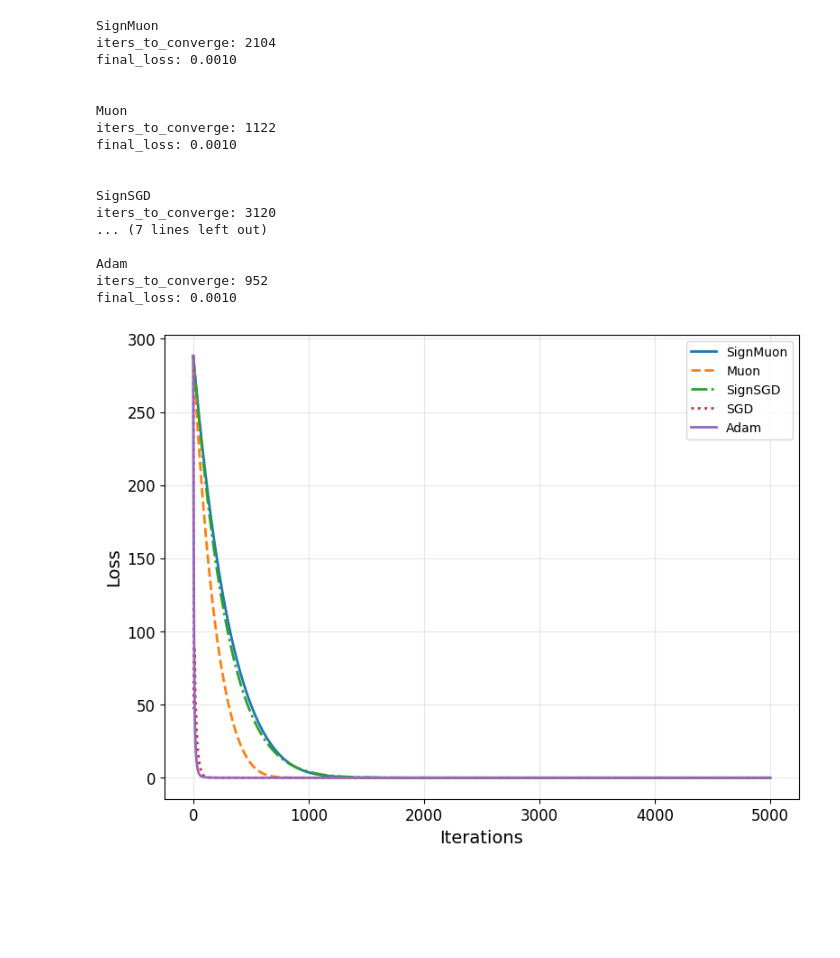
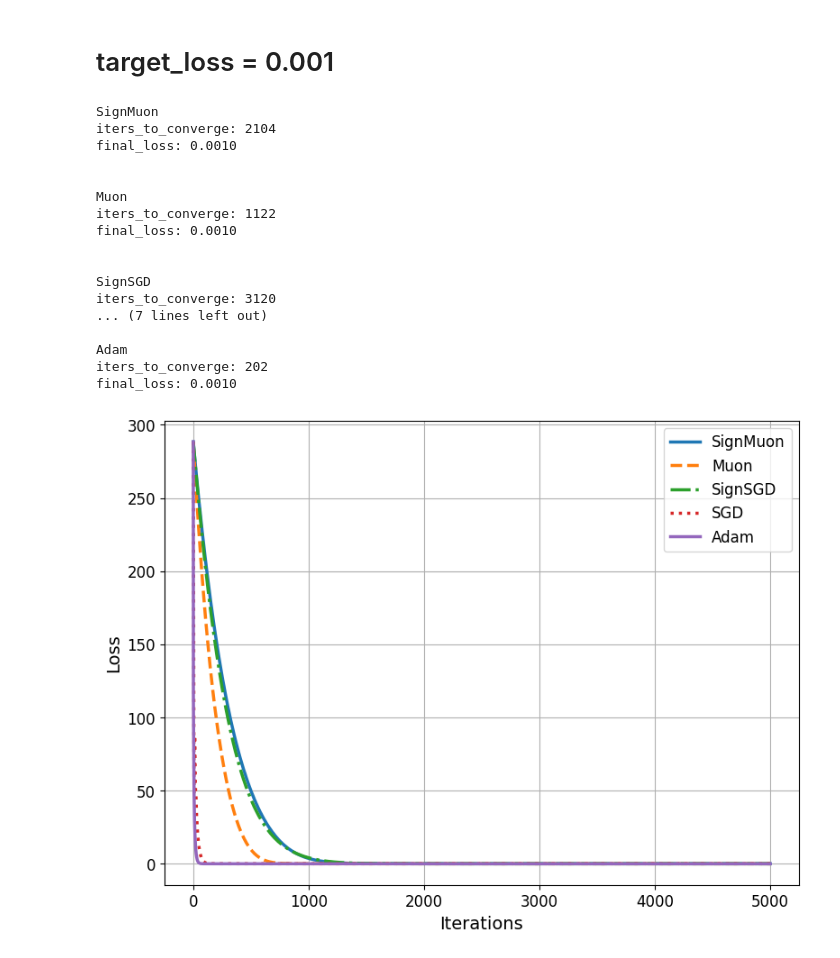
Before and after one commit to intsystems/2026-Project-203, a Jupyter notebook: code/plot_synt.ipynb, the cells around one changed output. Saved outputs shown, nothing was run; the diff lists cells and outputs as text; code cells hidden in the pictures; blank space fills up the shorter version.

```diff
--- a/code/plot_synt.ipynb
+++ b/code/plot_synt.ipynb
@@ -79,10 +79,9 @@ def plot_multiple_histories(run_dirs, labels, metric="train_loss", title="compar
             values,
             label=label,
             linestyle=line_style,
-            linewidth=2
+            linewidth=2.5
         )
 
-    plt.xlabel("Iterations", fontsize=14)
 
     metric_names = {
         "train_loss": "Train Loss",
@@ -93,9 +92,10 @@ def plot_multiple_histories(run_dirs, labels, metric="train_loss", title="compar
     }
     ylabel = metric_names.get(metric, metric)
     plt.ylabel(ylabel, fontsize=14)
+    plt.xlabel("Iterations", fontsize=14)
     plt.xticks(fontsize=12)
     plt.yticks(fontsize=12)
-    plt.grid(True, alpha=0.3)
-    plt.legend(fontsize=10)
+    plt.grid(True)
+    plt.legend(fontsize=12)
     plt.tight_layout()
     plt.show()
@@ -102,11 +188,13 @@ def plot_multiple_histories(run_dirs, labels, metric="train_loss", title="compar
+# %% [markdown]
+# target_loss = 0.001
 # %%
 print_multiple(
     run_dirs=[
-        "saves_synthetic/SignMuon",
-        "saves_synthetic/Muon",
-        "saves_synthetic/SignSGD",
-        "saves_synthetic/SGD",
-        "saves_synthetic/Adam",
+        "saves_synthetic_001/SignMuon",
+        "saves_synthetic_001/Muon",
+        "saves_synthetic_001/SignSGD",
+        "saves_synthetic_001/SGD",
+        "saves_synthetic_001/Adam",
     ],
     labels=[
         "SignMuon",
@@ -133,32 +221,32 @@ iters_to_converge: 3120
 ... (7 lines left out)
 
 Adam
-iters_to_converge: 952
+iters_to_converge: 202
 final_loss: 0.0010
 # %%
 plot_multiple_histories(
     run_dirs=[
-        "saves_synthetic/SignMuon",
-        "saves_synthetic/Muon",
-        "saves_synthetic/SignSGD",
-        "saves_synthetic/SGD",
-        "saves_synthetic/Adam",
+        "saves_synthetic_001/SignMuon",
+        "saves_synthetic_001/Muon",
+        "saves_synthetic_001/SignSGD",
+        "saves_synthetic_001/SGD",
+        "saves_synthetic_001/Adam",
     ],
     labels=[
         "SignMuon",
         "Muon",
         "SignSGD",
         "SGD",
         "Adam",
     ],
     metric="loss_history",
         title="",
     target_loss=0.001,
     max_iterations=5000,
     line_styles=["-", "--", "-.", ":", "-"]
 )
 # %% [output]
-[figure, old version]
+[figure, new version]
 # %%
 plot_multiple_histories(
     run_dirs=[
```
Also changed, not shown: parts of 9 cells of this notebook, 9 other files.
